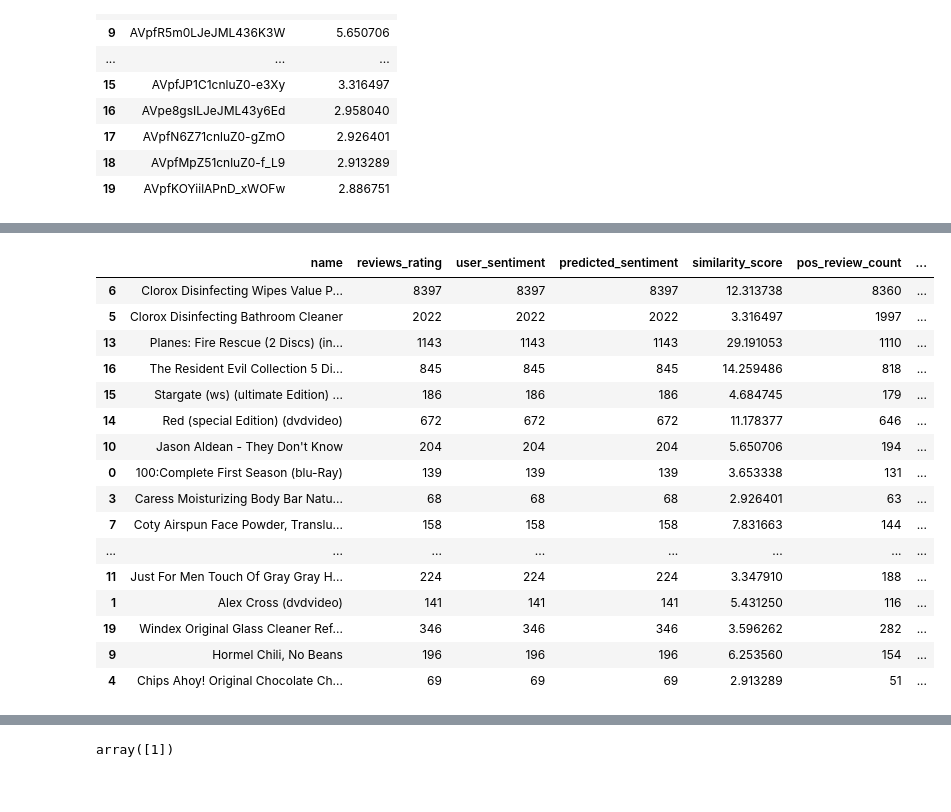
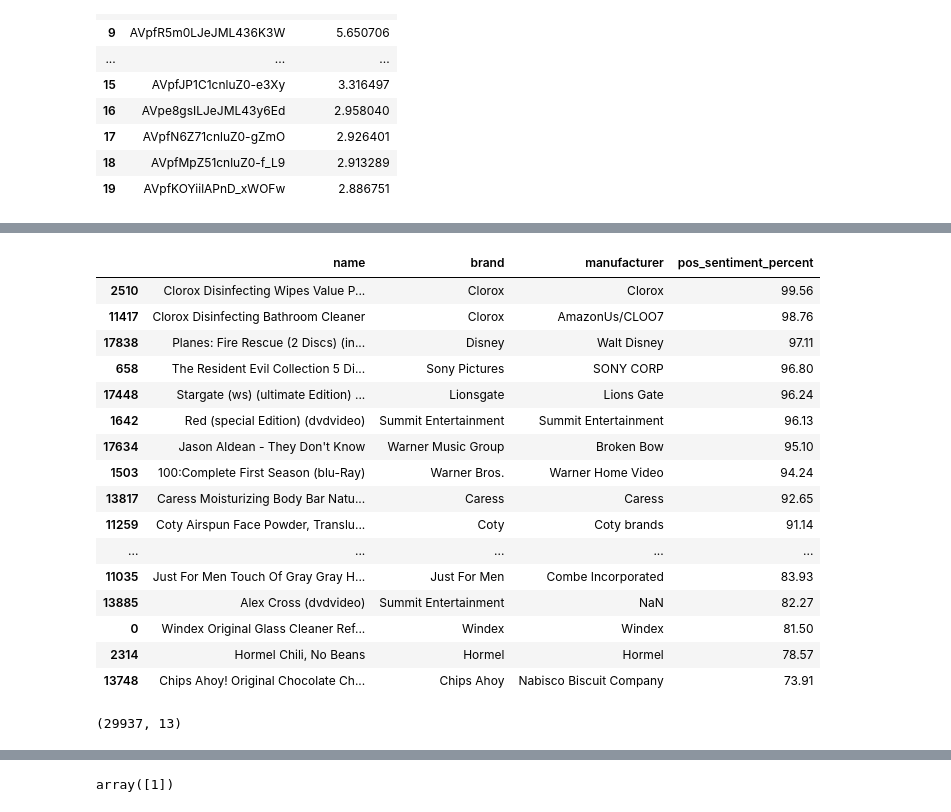
Before and after one commit to arpitdoshi88/Sentiment-Based-Product-Recommendation-System, a Jupyter notebook: jupyterNotebook/Sentiment Based Product Recommendation System.ipynb, the cells around one changed output, grey strips where cells are left out. Cells and saved outputs as stored; diff of their text form; code cells hidden in the pictures.

```diff
--- a/jupyterNotebook/Sentiment Based Product Recommendation System.ipynb
+++ b/jupyterNotebook/Sentiment Based Product Recommendation System.ipynb
@@ -2381,28 +2381,32 @@ temp.head(10)
 | 697 | AV1YGDqsGV-KLJ3adc-O | Windex Original Glass Cleaner Ref... | 1 | jaida1 | Leaves a film on the glass an mir... | leaf film glass mirror windex use... | 0 | ... |
 # %%
 df = pd.merge(recommendations, temp, on="id").drop_duplicates()
-temp = df.drop(columns=['id','reviews_username','reviewsText','finalReviews','similarity_score'])
-df_grouped  = temp.groupby('name', as_index=False).count()
-df_grouped['similarity_score'] = df_grouped.name.apply(lambda x: df[(df.name==x) & (df['predicted_sentiment']==1)]["similarity_score"].median())
-df_grouped["pos_review_count"] = df_grouped.name.apply(lambda x: df[(df.name==x) & (df['predicted_sentiment']==1)]["predicted_sentiment"].count())
-df_grouped["total_review_count"] = df_grouped['predicted_sentiment']
-df_grouped['pos_sentiment_percent'] = np.round(df_grouped["pos_review_count"]/df_grouped["total_review_count"]*100,2)
-df_grouped.sort_values('pos_sentiment_percent', ascending=False)
+temp = df.drop(columns=['name','reviews_username','reviewsText','finalReviews','similarity_score','reviews_rating','user_sentiment'])
+df_grouped  = temp.groupby('id', as_index=False).count()
+df_grouped['similarity_score'] = df_grouped.id.apply(lambda x: df[(df.id==x) & (df['predicted_sentiment']==1)]["similarity_score"].median())
+df_grouped["pos_review_count"] = df_grouped.id.apply(lambda x: df[(df.id==x) & (df['predicted_sentiment']==1)]["predicted_sentiment"].count())
+df_grouped['pos_sentiment_percent'] = np.round(df_grouped["pos_review_count"]/df_grouped["predicted_sentiment"]*100,2)
+df_ = pd.merge(data,df_grouped,on='id')[['name','brand','manufacturer','pos_sentiment_percent']].drop_duplicates().sort_values(['pos_sentiment_percent','name'], ascending=[False,True])[0:5]
+df_
 # %% [output]
-|  | name | reviews_rating | user_sentiment | predicted_sentiment | similarity_score | pos_review_count | ... |
-| 6 | Clorox Disinfecting Wipes Value P... | 8397 | 8397 | 8397 | 12.313738 | 8360 | ... |
-| 5 | Clorox Disinfecting Bathroom Cleaner | 2022 | 2022 | 2022 | 3.316497 | 1997 | ... |
-| 13 | Planes: Fire Rescue (2 Discs) (in... | 1143 | 1143 | 1143 | 29.191053 | 1110 | ... |
-| 16 | The Resident Evil Collection 5 Di... | 845 | 845 | 845 | 14.259486 | 818 | ... |
-| 15 | Stargate (ws) (ultimate Edition) ... | 186 | 186 | 186 | 4.684745 | 179 | ... |
-| 14 | Red (special Edition) (dvdvideo) | 672 | 672 | 672 | 11.178377 | 646 | ... |
-| 10 | Jason Aldean - They Don't Know | 204 | 204 | 204 | 5.650706 | 194 | ... |
-| 0 | 100:Complete First Season (blu-Ray) | 139 | 139 | 139 | 3.653338 | 131 | ... |
-| 3 | Caress Moisturizing Body Bar Natu... | 68 | 68 | 68 | 2.926401 | 63 | ... |
-| 7 | Coty Airspun Face Powder, Translu... | 158 | 158 | 158 | 7.831663 | 144 | ... |
-| ... | ... | ... | ... | ... | ... | ... | ... |
-| 11 | Just For Men Touch Of Gray Gray H... | 224 | 224 | 224 | 3.347910 | 188 | ... |
-| 1 | Alex Cross (dvdvideo) | 141 | 141 | 141 | 5.431250 | 116 | ... |
-| 19 | Windex Original Glass Cleaner Ref... | 346 | 346 | 346 | 3.596262 | 282 | ... |
-| 9 | Hormel Chili, No Beans | 196 | 196 | 196 | 6.253560 | 154 | ... |
-| 4 | Chips Ahoy! Original Chocolate Ch... | 69 | 69 | 69 | 2.913289 | 51 | ... |
+|  | name | brand | manufacturer | pos_sentiment_percent |
+| 2510 | Clorox Disinfecting Wipes Value P... | Clorox | Clorox | 99.56 |
+| 11417 | Clorox Disinfecting Bathroom Cleaner | Clorox | AmazonUs/CLOO7 | 98.76 |
+| 17838 | Planes: Fire Rescue (2 Discs) (in... | Disney | Walt Disney | 97.11 |
+| 658 | The Resident Evil Collection 5 Di... | Sony Pictures | SONY CORP | 96.80 |
+| 17448 | Stargate (ws) (ultimate Edition) ... | Lionsgate | Lions Gate | 96.24 |
+| 1642 | Red (special Edition) (dvdvideo) | Summit Entertainment | Summit Entertainment | 96.13 |
+| 17634 | Jason Aldean - They Don't Know | Warner Music Group | Broken Bow | 95.10 |
+| 1503 | 100:Complete First Season (blu-Ray) | Warner Bros. | Warner Home Video | 94.24 |
+| 13817 | Caress Moisturizing Body Bar Natu... | Caress | Caress | 92.65 |
+| 11259 | Coty Airspun Face Powder, Translu... | Coty | Coty brands | 91.14 |
+| ... | ... | ... | ... | ... |
+| 11035 | Just For Men Touch Of Gray Gray H... | Just For Men | Combe Incorporated | 83.93 |
+| 13885 | Alex Cross (dvdvideo) | Summit Entertainment | NaN | 82.27 |
+| 0 | Windex Original Glass Cleaner Ref... | Windex | Windex | 81.50 |
+| 2314 | Hormel Chili, No Beans | Hormel | Hormel | 78.57 |
+| 13748 | Chips Ahoy! Original Chocolate Ch... | Chips Ahoy | Nabisco Biscuit Company | 73.91 |
+# %%
+data.shape
+# %% [output]
+(29937, 13)
```
Also changed, not shown: parts of 7 cells of this notebook, 6 other files.
